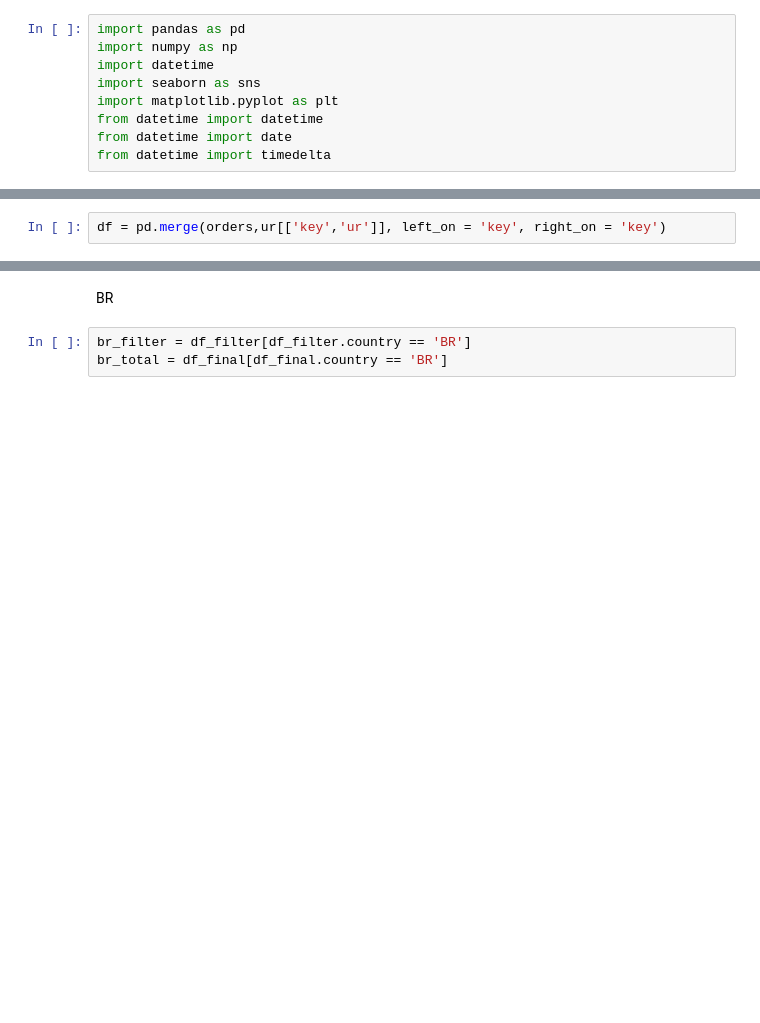
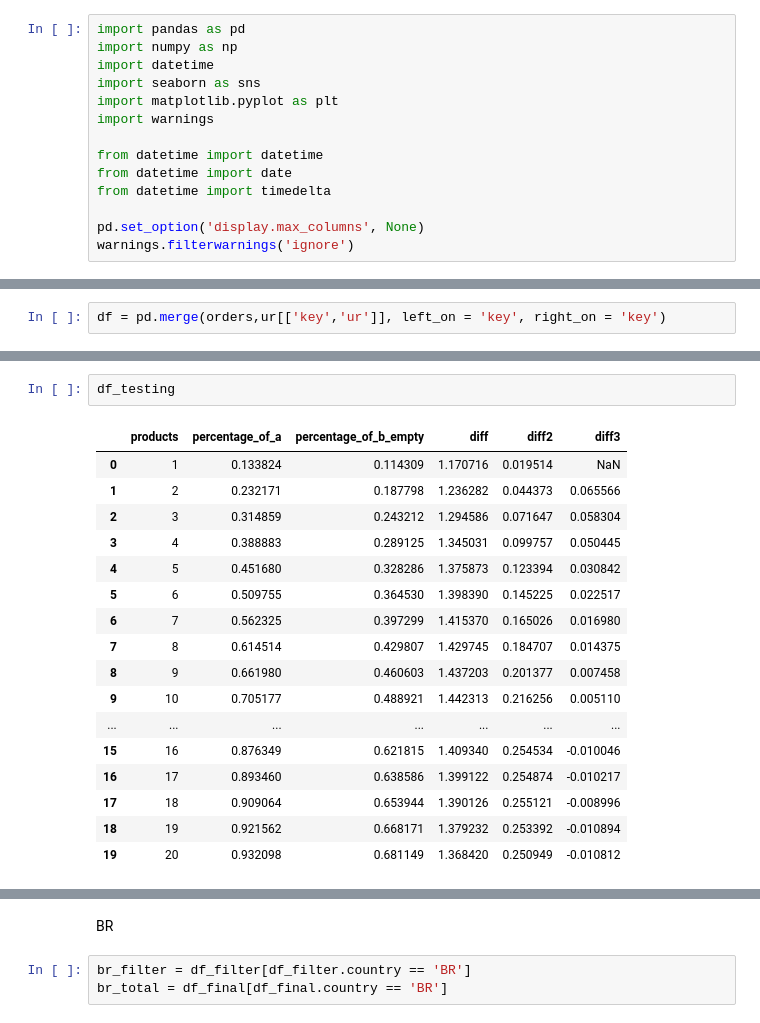
Before and after one commit to MatiasToledo/proj-am-v1, a Jupyter notebook: AR_unnaceptable.ipynb, the cells around one changed output, grey strips where cells are left out. Cells and saved outputs as stored; diff of their text form; blank space fills up the shorter version.

```diff
--- a/AR_unnaceptable.ipynb
+++ b/AR_unnaceptable.ipynb
@@ -4,6 +6,11 @@ import numpy as np
 import datetime
 import seaborn as sns
 import matplotlib.pyplot as plt
+import warnings
+
 from datetime import datetime
 from datetime import date
 from datetime import timedelta
+
+pd.set_option('display.max_columns', None)
+warnings.filterwarnings('ignore')
@@ -225,0 +140,20 @@ memory usage: 60.9+ MB
+# %%
+df_testing
+# %% [output]
+|  | products | percentage_of_a | percentage_of_b_empty | diff | diff2 | diff3 |
+| 0 | 1 | 0.133824 | 0.114309 | 1.170716 | 0.019514 | NaN |
+| 1 | 2 | 0.232171 | 0.187798 | 1.236282 | 0.044373 | 0.065566 |
+| 2 | 3 | 0.314859 | 0.243212 | 1.294586 | 0.071647 | 0.058304 |
+| 3 | 4 | 0.388883 | 0.289125 | 1.345031 | 0.099757 | 0.050445 |
+| 4 | 5 | 0.451680 | 0.328286 | 1.375873 | 0.123394 | 0.030842 |
+| 5 | 6 | 0.509755 | 0.364530 | 1.398390 | 0.145225 | 0.022517 |
+| 6 | 7 | 0.562325 | 0.397299 | 1.415370 | 0.165026 | 0.016980 |
+| 7 | 8 | 0.614514 | 0.429807 | 1.429745 | 0.184707 | 0.014375 |
+| 8 | 9 | 0.661980 | 0.460603 | 1.437203 | 0.201377 | 0.007458 |
+| 9 | 10 | 0.705177 | 0.488921 | 1.442313 | 0.216256 | 0.005110 |
+| ... | ... | ... | ... | ... | ... | ... |
+| 15 | 16 | 0.876349 | 0.621815 | 1.409340 | 0.254534 | -0.010046 |
+| 16 | 17 | 0.893460 | 0.638586 | 1.399122 | 0.254874 | -0.010217 |
+| 17 | 18 | 0.909064 | 0.653944 | 1.390126 | 0.255121 | -0.008996 |
+| 18 | 19 | 0.921562 | 0.668171 | 1.379232 | 0.253392 | -0.010894 |
+| 19 | 20 | 0.932098 | 0.681149 | 1.368420 | 0.250949 | -0.010812 |
```
Also changed, not shown: parts of 30 cells of this notebook, 2 other files.
